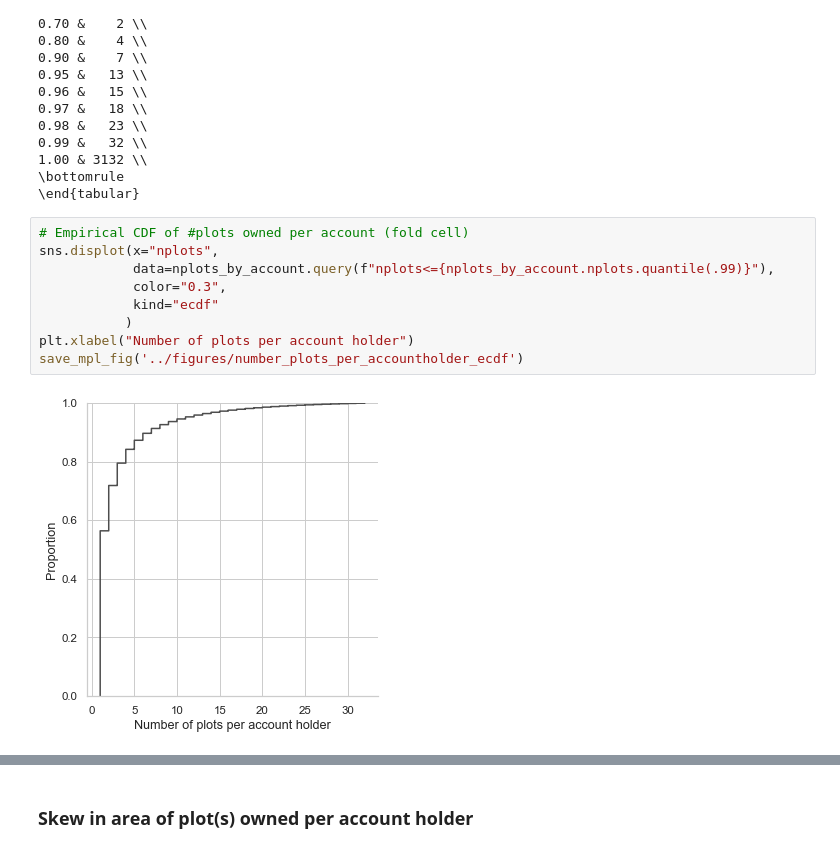
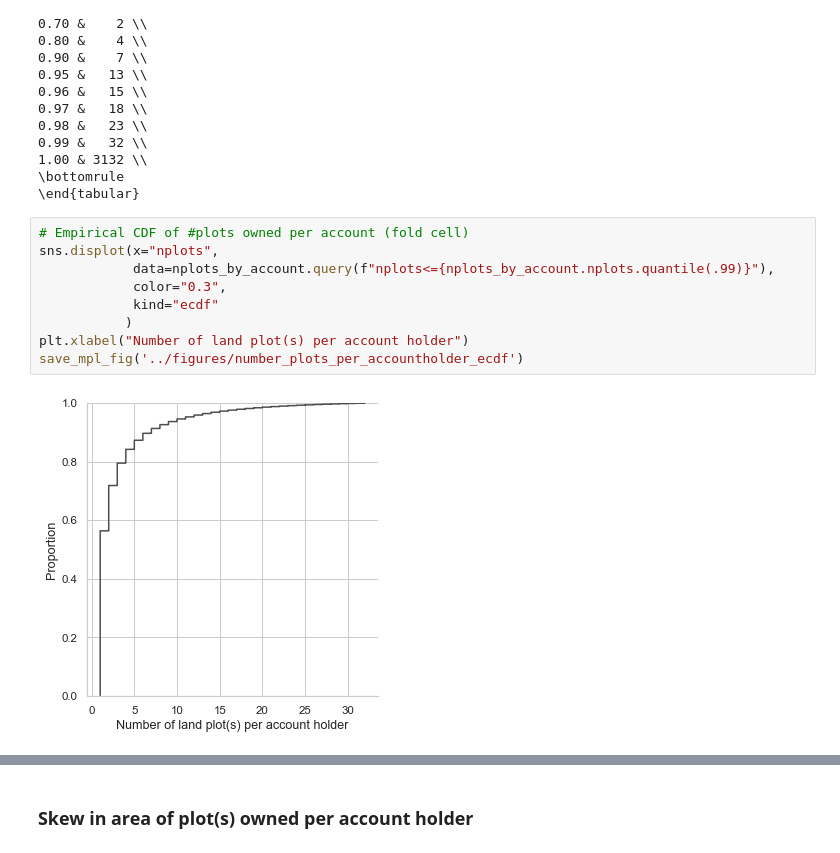
Before and after one commit to in-rolls/land, a Jupyter notebook: scripts/land_distribution_bihar.ipynb, the cells around one changed output, grey strips where cells are left out. Saved outputs shown, nothing was run; the diff lists cells and outputs as text.

Commit message:
update land dist figures
minor correction of names and labelling

```diff
--- a/scripts/land_distribution_bihar.ipynb
+++ b/scripts/land_distribution_bihar.ipynb
@@ -118,14 +118,14 @@ print(tab_nplot_deciles.to_latex(index=False, header=False))
 # %%
 # Empirical CDF of #plots owned per account (fold cell)
 sns.displot(x="nplots",
             data=nplots_by_account.query(f"nplots<={nplots_by_account.nplots.quantile(.99)}"),
             color="0.3",
             kind="ecdf"
            )
-plt.xlabel("Number of plots per account holder")
+plt.xlabel("Number of land plot(s) per account holder")
 save_mpl_fig('../figures/number_plots_per_accountholder_ecdf')
 # %% [output]
-[figure, old version]
+[figure, new version]
 # %%
 # Histogram of #plots owned per account (fold cell)
 ax = sns.displot(data=nplots_by_account.query(f"nplots<={nplots_by_account.nplots.quantile(.99)}"),
```
Also changed, not shown: parts of 6 cells of this notebook, 13 other files.
